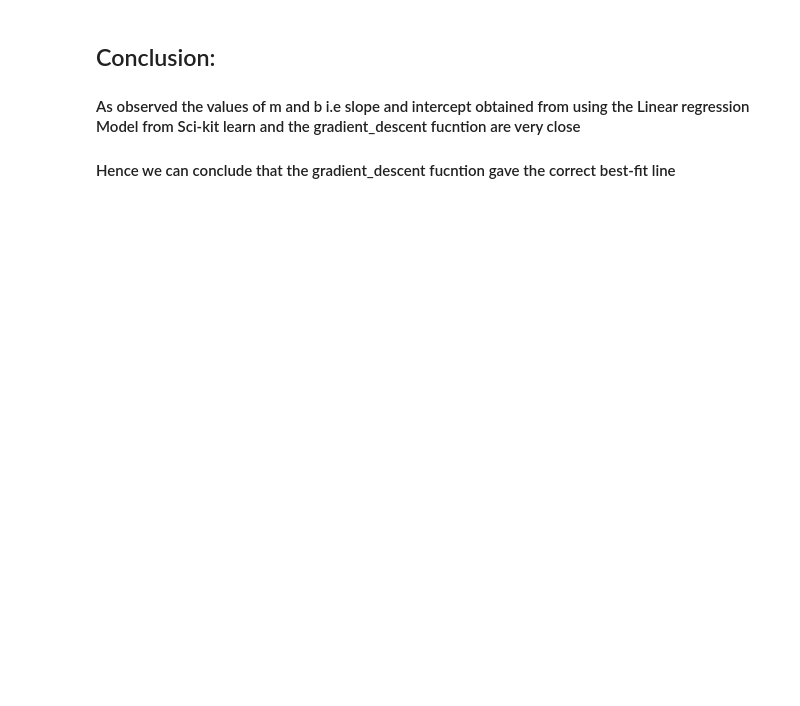
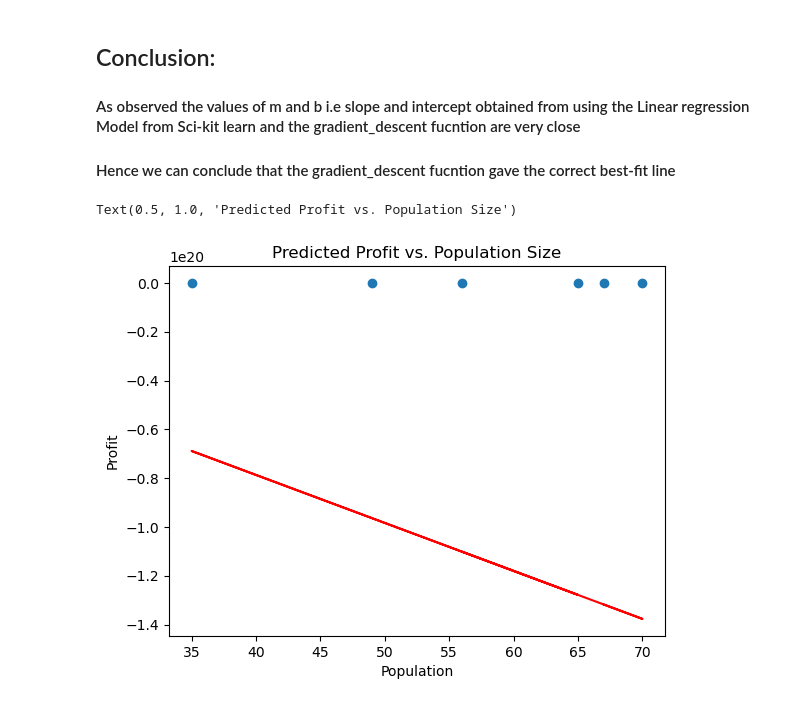
Before and after one commit to yashyaks/ML-playground, a Jupyter notebook: Machine Learning/Task_4/Gradient Descent and Cost Function Practice.ipynb, the cells around one changed output. Drawn from its saved outputs; the diff is of its cells as text; code cells hidden in the pictures; blank space fills up the shorter version.

```diff
--- a/Machine Learning/Task_4/Gradient Descent and Cost Function Practice.ipynb
+++ b/Machine Learning/Task_4/Gradient Descent and Cost Function Practice.ipynb
@@ -114,5 +118,7 @@ print("b = ",regressor.intercept_) # b is the intercept of best fit line
 m =  [[1.30839002]]
 b =  [-13.07823129]
 # %%
-gradient_descent(x_train1, y_train1)
+alpha = 0.01
+iters = 10
+cost,m,b,c,i = gradient_descent(x_train1, y_train1,iters,alpha)
 # %% [output]
@@ -120,4 +126,20 @@ m = 1.3083863476383377, b = -13.078012340447286, cost = 18.269652307441838, i =
+# %%
+y_pred_gd = []
+for k in range(len(x_train1)):
+    x = x_train1[k]
+    y_pred_gd.append(x*m+b)
 # %% [markdown]
 ## Conclusion:
 #### As observed the values of m and b i.e slope and intercept obtained from using the Linear regression Model from Sci-kit learn and the gradient_descent fucntion are very close
 #### Hence we can conclude that the gradient_descent fucntion gave the correct best-fit line
+# %%
+import matplotlib.pyplot as plt
+plt.plot(x_train1, y_pred_gd, 'r', label='Prediction')
+
+plt.scatter(x_train1, y_train1, label='Testing Data')
+plt.xlabel('Population')
+plt.ylabel('Profit')
+plt.title('Predicted Profit vs. Population Size')
+# %% [output]
+Text(0.5, 1.0, 'Predicted Profit vs. Population Size')
+[figure, added]
```
Also changed, not shown: parts of 2 cells of this notebook, 1 other file.
